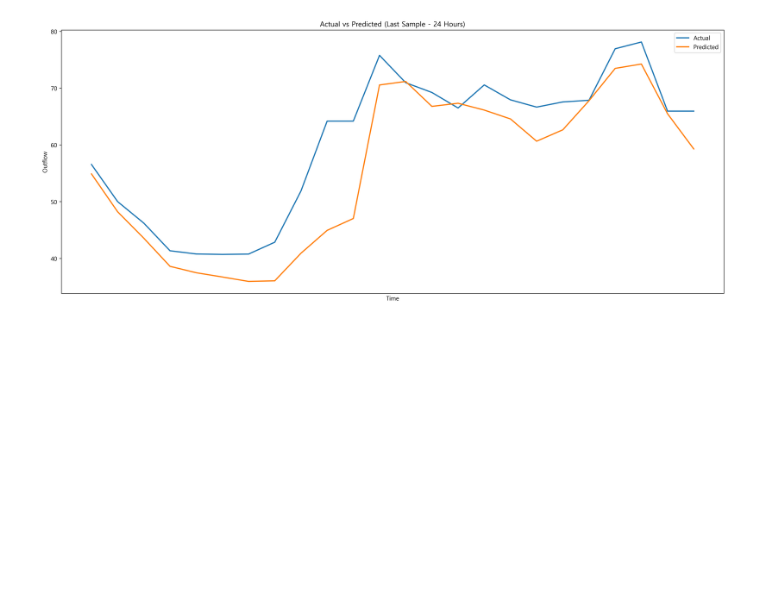
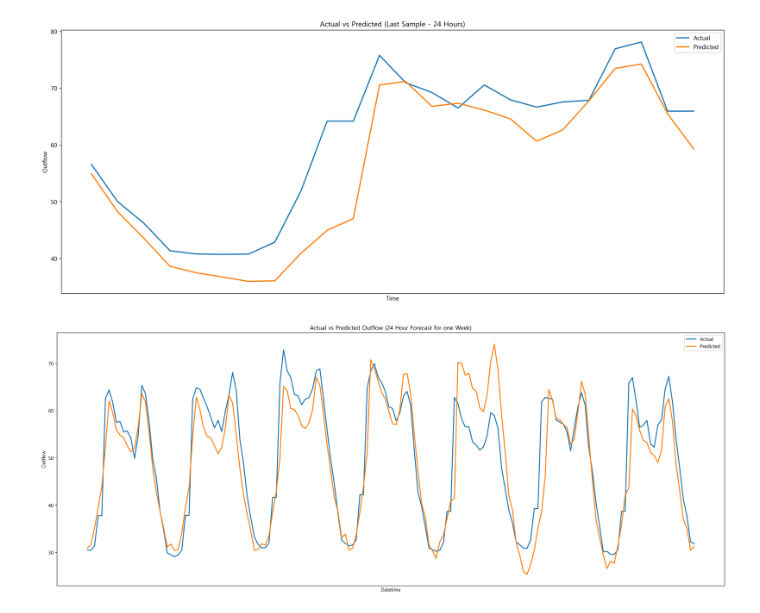
Before and after one commit to iambean-git/OptiFlow, a Jupyter notebook: OptiFlowData/l_data_time_series_prediction7_lstm_24hours.ipynb, the cells around one changed output. Saved outputs shown, nothing was run; the diff lists cells and outputs as text; code cells hidden in the pictures; blank space fills up the shorter version.

```diff
--- a/OptiFlowData/l_data_time_series_prediction7_lstm_24hours.ipynb
+++ b/OptiFlowData/l_data_time_series_prediction7_lstm_24hours.ipynb
@@ -26,23 +26,30 @@ trainset_feature = feature[:train_size]
 trainset_target = target[:train_size]
 testset_feature = feature[train_size:]
 testset_target = target[train_size:]
+# %%
+import pickle
+
+with open('./model/scaler_feature_lstm_l.pkl', 'rb') as f:
+  scaler_feature = pickle.load(f)
+with open('./model/scaler_target_lstm_l.pkl', 'rb') as f:
+  scaler_target = pickle.load(f)
 # %%
 from sklearn.preprocessing import MinMaxScaler
 
-scaler_feature = MinMaxScaler()
+# scaler_feature = MinMaxScaler()
 train_feature_scaled = scaler_feature.fit_transform(trainset_feature)
 test_feature_scaled = scaler_feature.transform(testset_feature)
 
-scaler_target = MinMaxScaler()
+# scaler_target = MinMaxScaler()
 train_target_scaled = scaler_target.fit_transform(trainset_target)
 test_target_scaled = scaler_target.transform(testset_target)
 # %%
-import pickle
+# import pickle
 
-with open('./model/scaler_feature_lstm_l.pkl', 'wb') as f:
-  pickle.dump(scaler_feature, f)
-with open('./model/scaler_target_lstm_l.pkl', 'wb') as f:
-  pickle.dump(scaler_target, f)
+# with open('./model/scaler_feature_lstm_l.pkl', 'wb') as f:
+#   pickle.dump(scaler_feature, f)
+# with open('./model/scaler_target_lstm_l.pkl', 'wb') as f:
+#   pickle.dump(scaler_target, f)
 # %%
 valid_size = int(train_feature_scaled.shape[0] * 0.9)
 
@@ -230,3 +250,23 @@ plt.ylabel('Outflow')
 plt.show()
 # %% [output]
 [figure]
+# %%
+start_index_test = train_size + 168
+end_index_test = start_index_test + 24 * 7#24
+datetime_range = df['datetime'][start_index_test:end_index_test].values
+
+# 시각화
+plt.figure(figsize=(20, 8))
+
+plt.plot(datetime_range, y_test_ori[0:168:24].reshape(-1), label='Actual')
+plt.plot(datetime_range, y_pred_ori[0:168:24].reshape(-1), label='Predicted')
+
+plt.xticks([])  # x축 눈금 제거
+plt.xlabel('Datetime')
+plt.ylabel('Outflow')
+plt.title('Actual vs Predicted Outflow (24 Hour Forecast for one Week)')
+plt.legend(loc='upper right') # legend 위치 조정
+plt.tight_layout()        # 레이아웃 조정
+plt.show()
+# %% [output]
+[figure, added]
```
Also changed, not shown: parts of 1 cell of this notebook, 1 other file.
